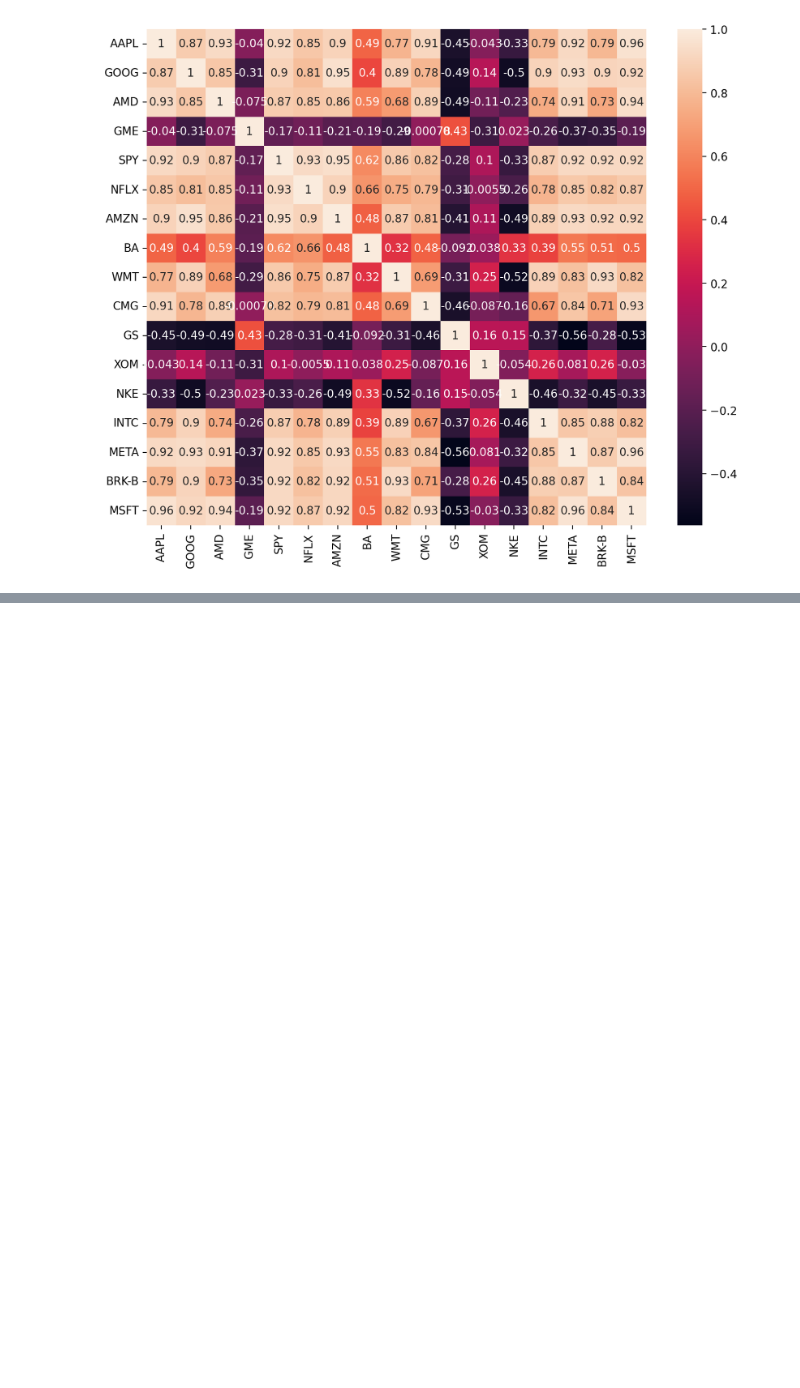
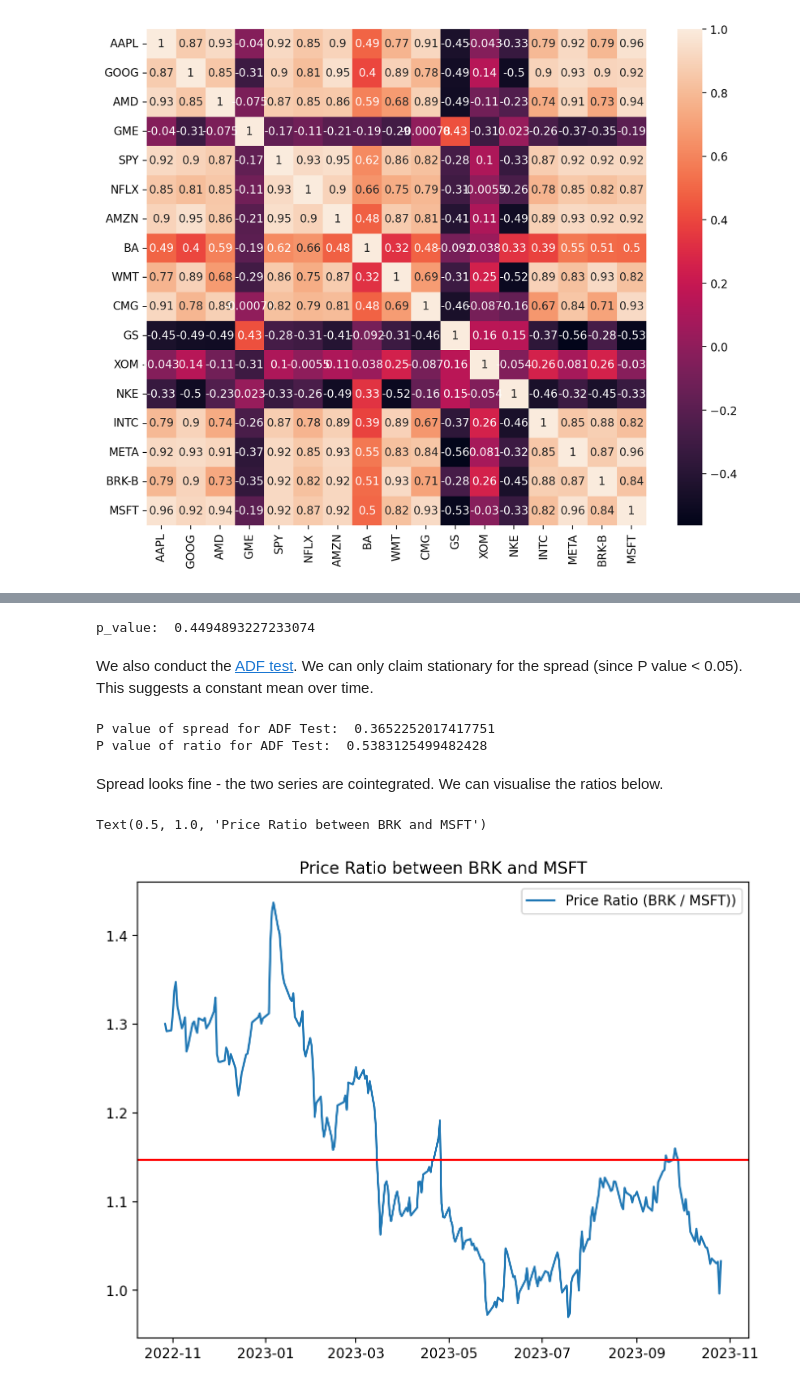
Before and after one commit to AnthonyLovesCoffee/pairs-trading-model, a Jupyter notebook: pairs_trading.ipynb, the cells around one changed output, grey strips where cells are left out. Drawn from its saved outputs; the diff is of its cells as text; code cells hidden in the pictures; blank space fills up the shorter version.

```diff
--- a/pairs_trading.ipynb
+++ b/pairs_trading.ipynb
@@ -86,0 +117,30 @@ sns.heatmap(correlation_matrix, annot = True)
+# %%
+coint = ts.coint(BRKB, MSFT)[0]
+p_val = ts.coint(BRKB, MSFT)[1]
+crit_values = ts.coint(BRKB, MSFT)[2]
+
+print('p_value: ', p_val)
+# %% [output]
+p_value:  0.4494893227233074
+# %% [markdown]
+We also conduct the [ADF test](https://en.wikipedia.org/wiki/Augmented_Dickey–Fuller_test). We can only claim stationary for the spread (since P value < 0.05). This suggests a constant mean over time.
+# %%
+Spread_ADF = adfuller(BRKB - MSFT)
+print('P value of spread for ADF Test: ', Spread_ADF[1])
+Ratio_ADF = adfuller(BRKB / MSFT)
+print('P value of ratio for ADF Test: ', Ratio_ADF[1])
+# %% [output]
+P value of spread for ADF Test:  0.3652252017417751
+P value of ratio for ADF Test:  0.5383125499482428
+# %% [markdown]
+Spread looks fine - the two series are cointegrated. We can visualise the ratios below.
+# %%
+figure(figsize=(8, 6), dpi=200)
+ratio = BRKB / MSFT
+plt.plot(ratio, label = 'Price Ratio (BRK / MSFT))')
+plt.axhline(ratio.mean(), color='red')
+plt.legend()
+plt.title("Price Ratio between BRK and MSFT")
+# %% [output]
+Text(0.5, 1.0, 'Price Ratio between BRK and MSFT')
+[figure, added]
```
Also changed, not shown: parts of 11 cells of this notebook.
